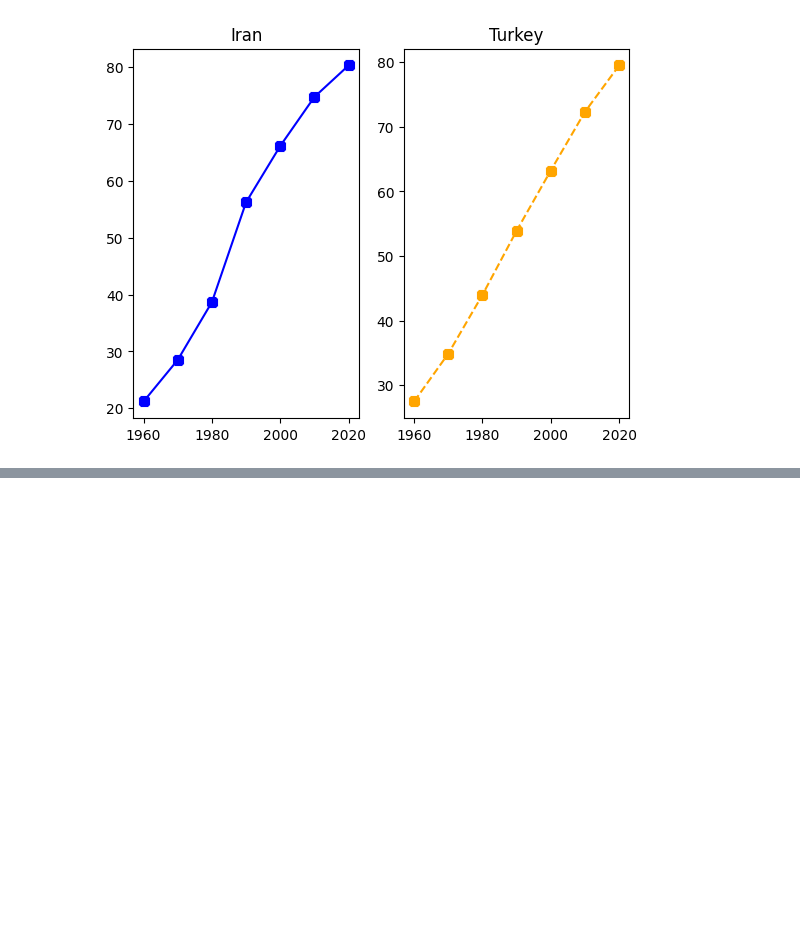
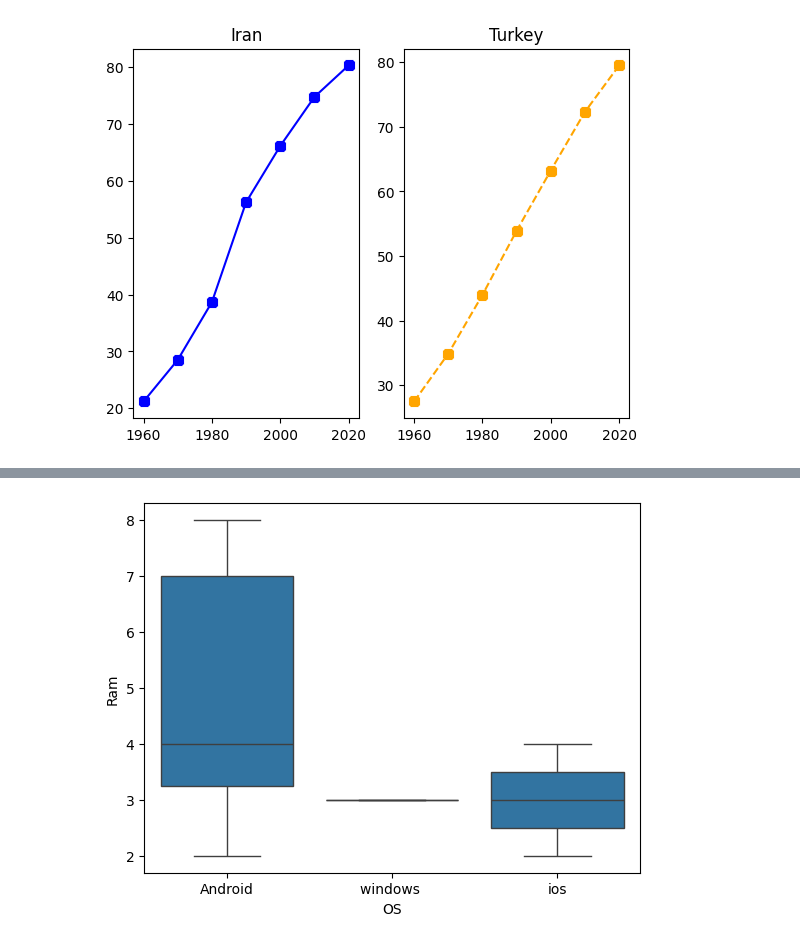
Before and after one commit to docroch/learning-data-science, a Jupyter notebook: data-understanding/data-visualization/plt-sns.ipynb, the cells around one changed output, grey strips where cells are left out. Cells and saved outputs as stored; diff of their text form; code cells hidden in the pictures; blank space fills up the shorter version.

```diff
--- a/data-understanding/data-visualization/plt-sns.ipynb
+++ b/data-understanding/data-visualization/plt-sns.ipynb
@@ -70,0 +99,5 @@ plt.show()
+# %%
+sns.boxplot(x='OS', y='Ram', data=df)
+plt.show()
+# %% [output]
+[figure, added]
```
Also changed, not shown: parts of 6 cells of this notebook.
